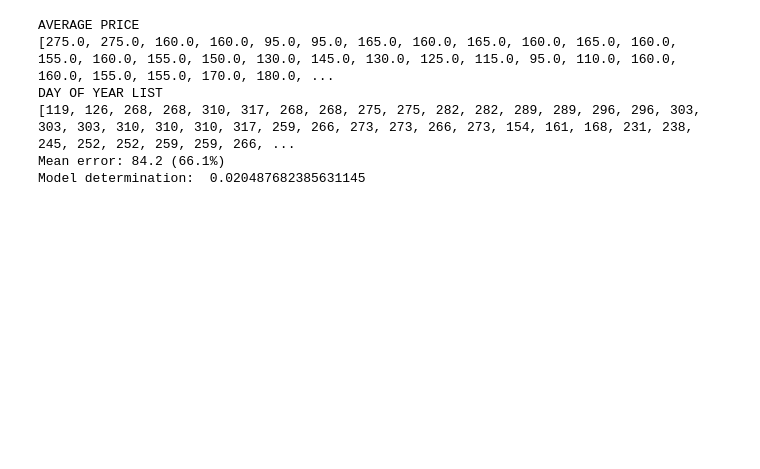
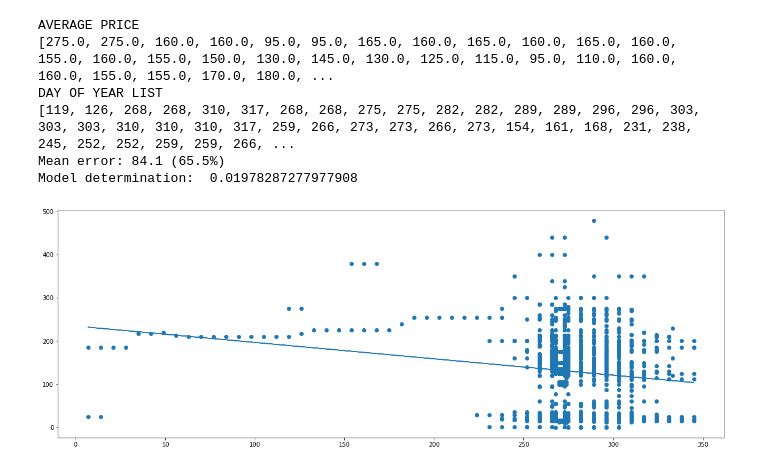
Before and after one commit to dany-mike/python-data-pumpkins-machine-learning, a Jupyter notebook: pumpkins.ipynb, the cells around one changed output. Cells and saved outputs as stored; diff of their text form; code cells hidden in the pictures; blank space fills up the shorter version.

```diff
--- a/pumpkins.ipynb
+++ b/pumpkins.ipynb
@@ -49,32 +49,34 @@ print(dayOfYearList)
 X_train, X_test, y_train, y_test = train_test_split(np.array(dayOfYearList).reshape(-1, 1), np.array(average_price).reshape(-1, 1), test_size=0.2)
 
 pipeline = LinearRegression().fit(X_train,y_train)
 
 pred = pipeline.predict(X_test)
 
 mse = np.sqrt(mean_squared_error(y_test,pred))
 print(f'Mean error: {mse:3.3} ({mse/np.mean(pred)*100:3.3}%)')
 
 score = pipeline.score(X_train,y_train)
 print('Model determination: ', score)
 
 plt.figure(figsize=(20, 7))
 plt.scatter(dayOfYearList, average_price)
+plt.plot(X_test, pred)
 plt.show()
 
 # lin_reg = LinearRegression().fit(X_train,y_train)
 
 # pred = lin_reg.predict(X_test)
 
 # mse = np.sqrt(mean_squared_error(y_test,pred))
 # print(f'Mean error: {mse:3.3} ({mse/np.mean(pred)*100:3.3}%)')
 
 # score = lin_reg.score(X_train,y_train)
 # print('Model determination: ', score)
 # %% [output]
 AVERAGE PRICE
 [275.0, 275.0, 160.0, 160.0, 95.0, 95.0, 165.0, 160.0, 165.0, 160.0, 165.0, 160.0, 155.0, 160.0, 155.0, 150.0, 130.0, 145.0, 130.0, 125.0, 115.0, 95.0, 110.0, 160.0, 160.0, 155.0, 155.0, 170.0, 180.0, ...
 DAY OF YEAR LIST
 [119, 126, 268, 268, 310, 317, 268, 268, 275, 275, 282, 282, 289, 289, 296, 296, 303, 303, 303, 310, 310, 310, 317, 259, 266, 273, 273, 266, 273, 154, 161, 168, 231, 238, 245, 252, 252, 259, 259, 266, ...
-Mean error: 84.2 (66.1%)
-Model determination:  0.020487682385631145
+Mean error: 84.1 (65.5%)
+Model determination:  0.01978287277977908
+[figure, added]
```
